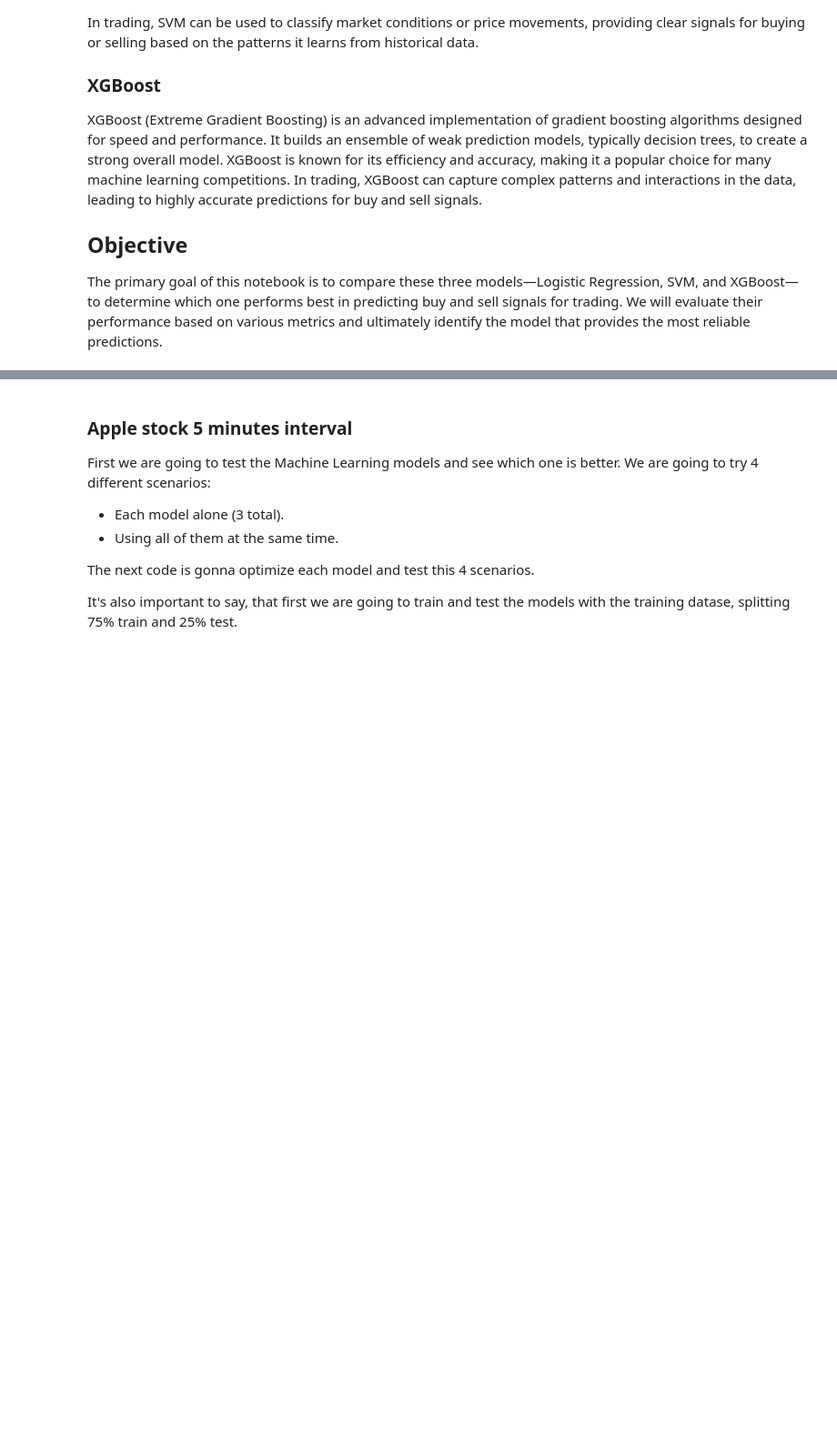
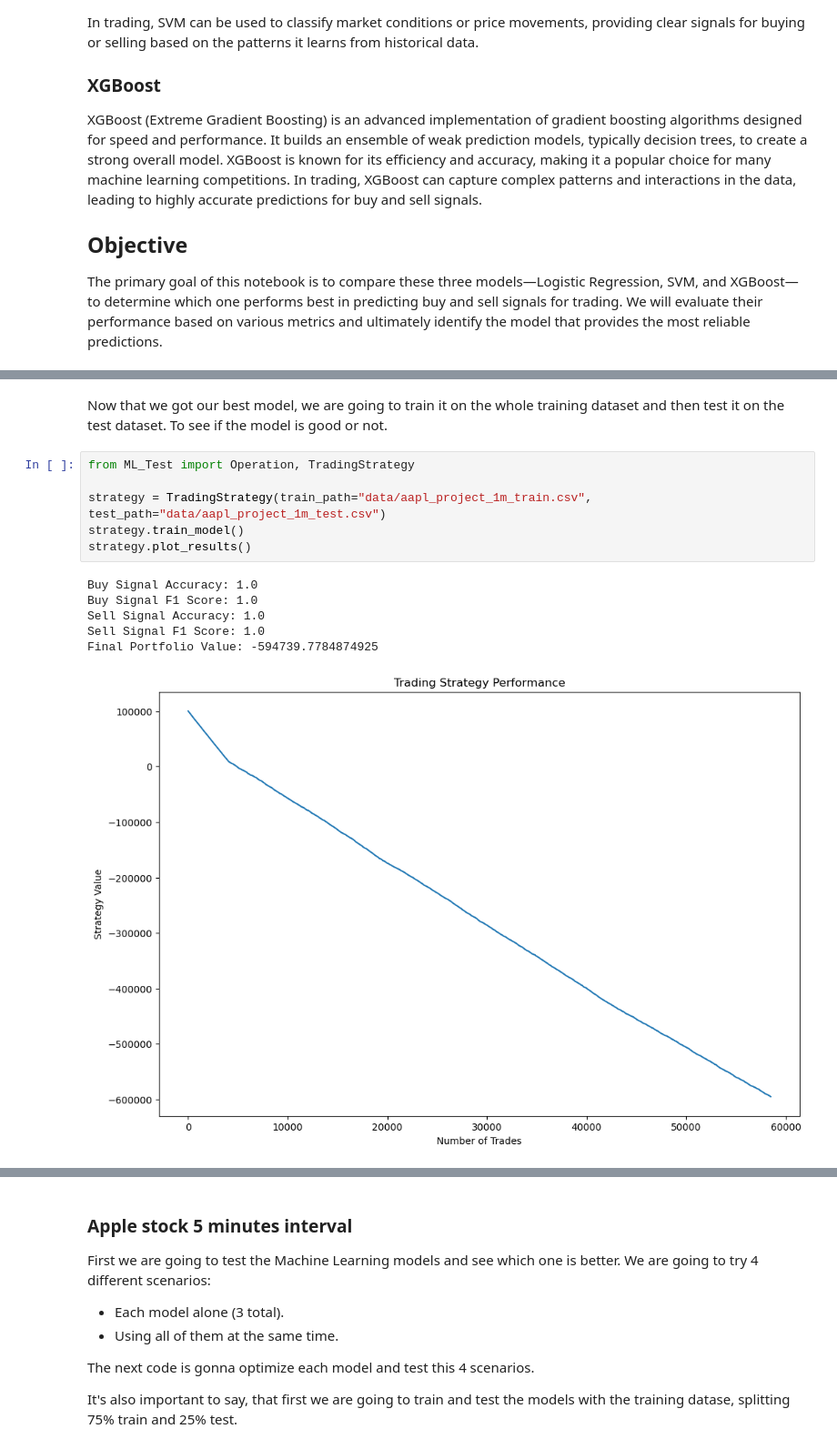
Before and after one commit to alfredobau21/proyecto_trading, a Jupyter notebook: Project 3 Machine Learning/Report ML_.ipynb, the cells around one changed output, grey strips where cells are left out. Shown: that part at 91% size. Saved outputs shown, nothing was run; the diff lists cells and outputs as text; blank space fills up the shorter version.

```diff
--- a/Project 3 Machine Learning/Report ML_.ipynb
+++ b/Project 3 Machine Learning/Report ML_.ipynb
@@ -21,0 +92,15 @@ The primary goal of this notebook is to compare these three models—Logistic Re
+# %% [markdown]
+Now that we got our best model, we are going to train it on the whole training dataset and then test it on the test dataset. To see if the model is good or not.
+# %%
+from ML_Test import Operation, TradingStrategy
+
+strategy = TradingStrategy(train_path="data/aapl_project_1m_train.csv", test_path="data/aapl_project_1m_test.csv")
+strategy.train_model()
+strategy.plot_results()
+# %% [output]
+Buy Signal Accuracy: 1.0
+Buy Signal F1 Score: 1.0
+Sell Signal Accuracy: 1.0
+Sell Signal F1 Score: 1.0
+Final Portfolio Value: -594739.7784874925
+[figure, added]
```
Also changed, not shown: parts of 10 cells of this notebook, 1 other file.
